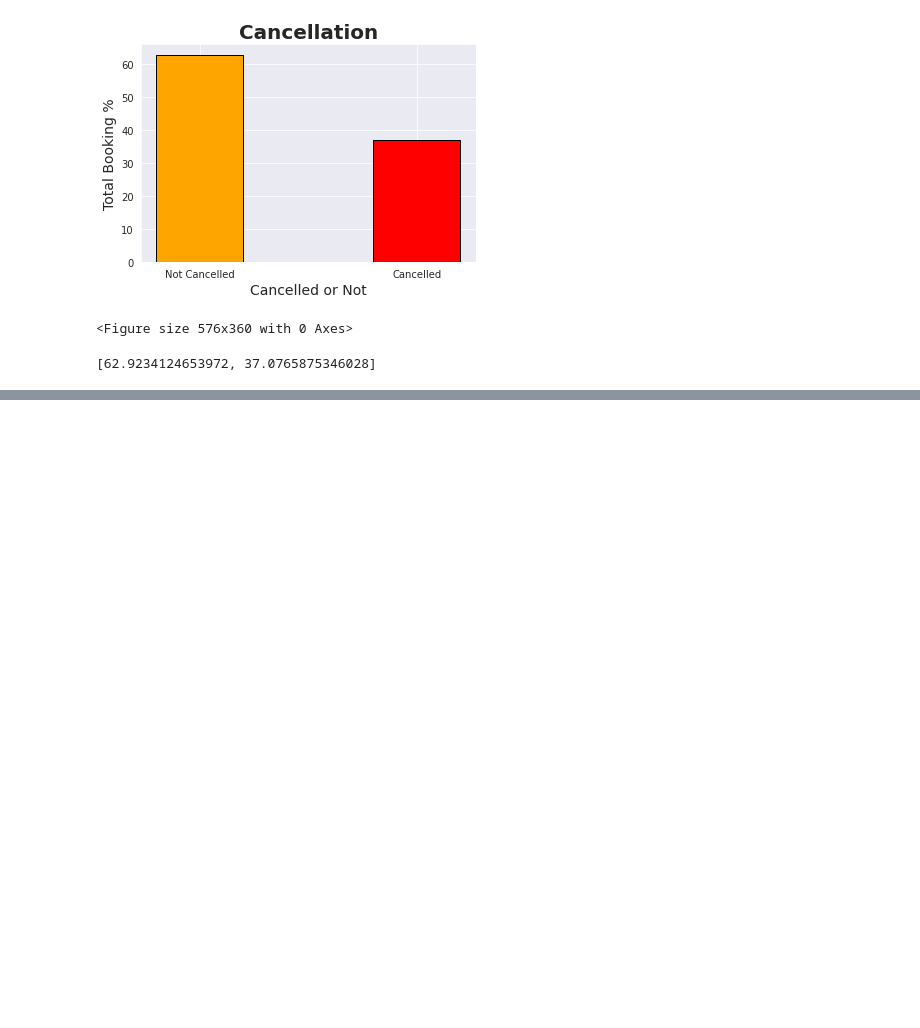
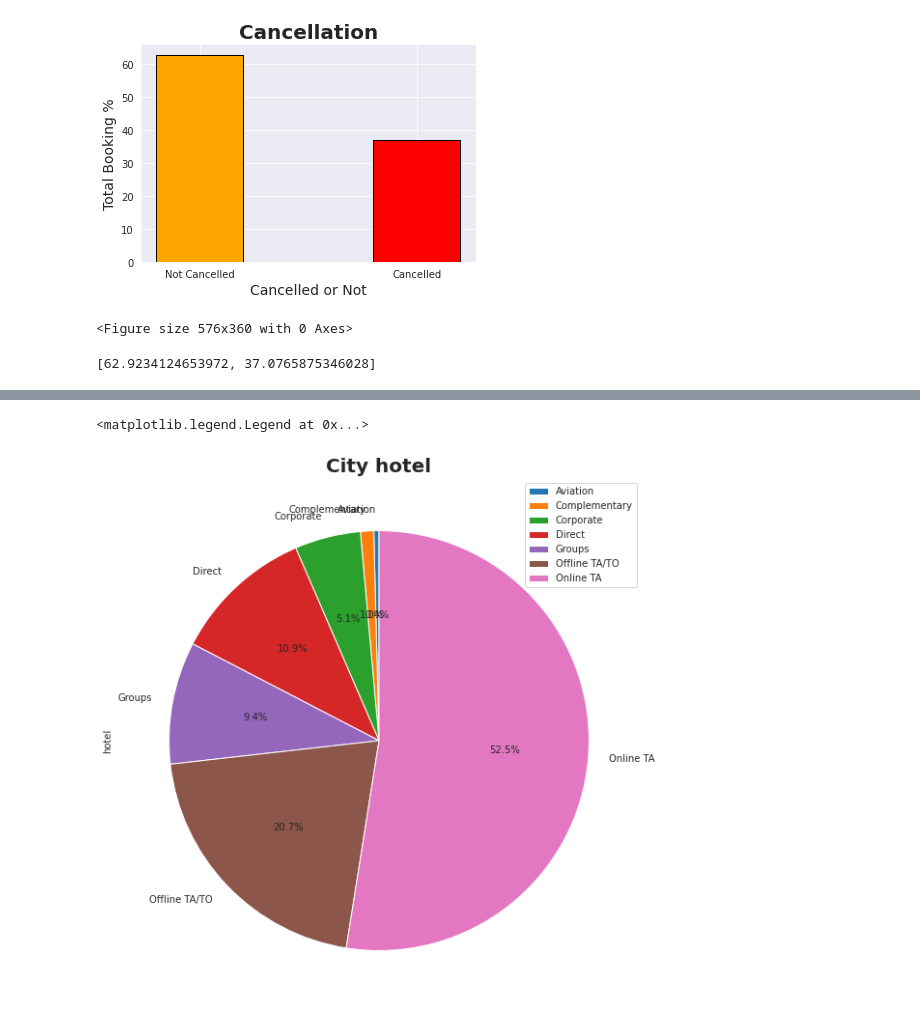
Before and after one commit to aasthabarnwal/Hotel-Booking-Analysis, a Jupyter notebook: Hotel_Booking_Analysis_Capstone_Project.ipynb, the cells around one changed output, grey strips where cells are left out. Drawn from its saved outputs; the diff is of its cells as text; code cells hidden in the pictures; blank space fills up the shorter version.

```diff
--- a/Hotel_Booking_Analysis_Capstone_Project.ipynb
+++ b/Hotel_Booking_Analysis_Capstone_Project.ipynb
@@ -434,0 +456,9 @@ cancel_percent
+# %%
+#Market Segment bookings for city hotel
+city_hotel_market = city_hotel.groupby("market_segment").count()
+city_hotel_market.plot(kind='pie', y = "hotel",autopct='%1.1f%%',startangle=90,figsize=(10,10))
+plt.title("City hotel",fontsize=20, fontweight = 'bold')
+plt.legend(loc="upper right")
+# %% [output]
+<matplotlib.legend.Legend at 0x...>
+[figure, added]
```
Also changed, not shown: parts of 10 cells of this notebook.
